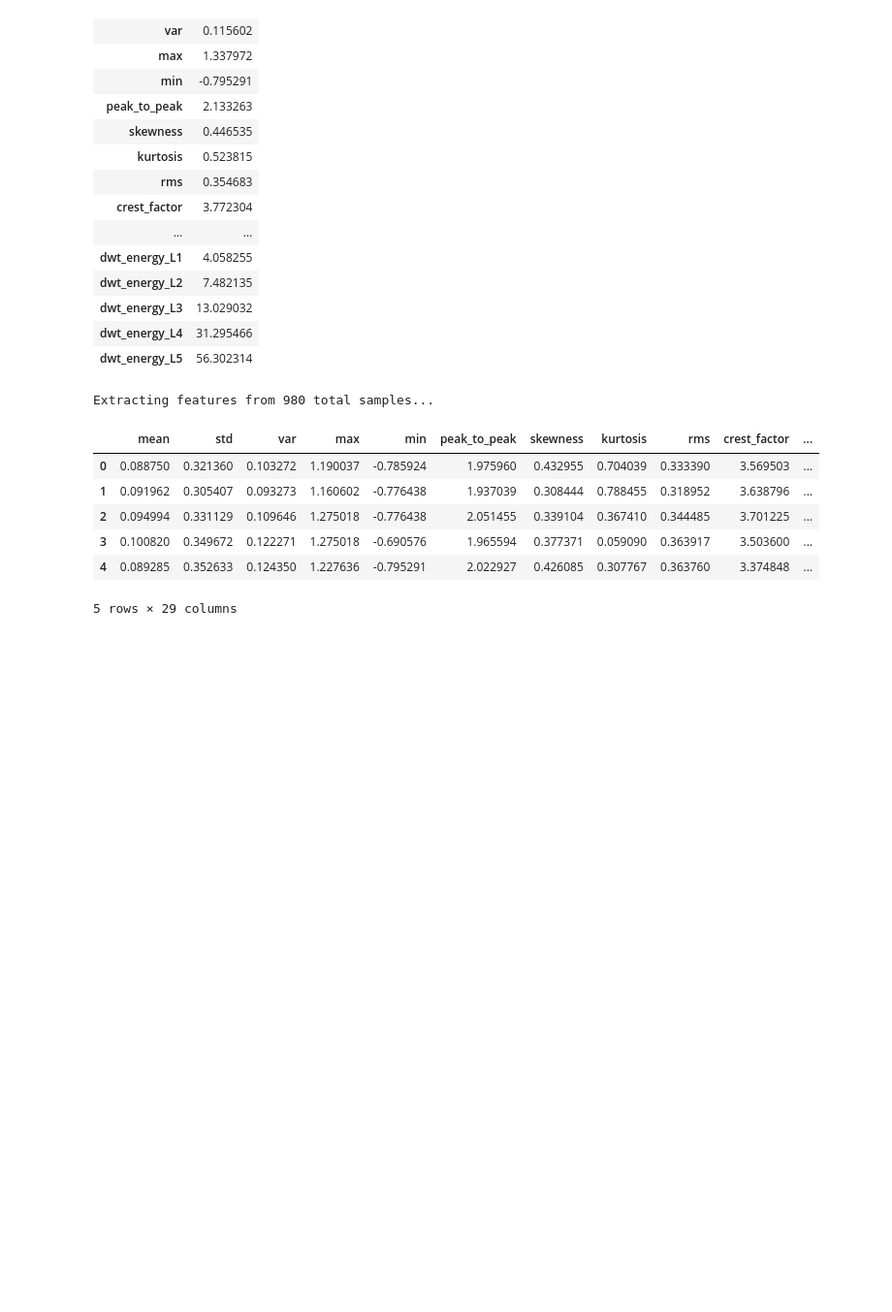
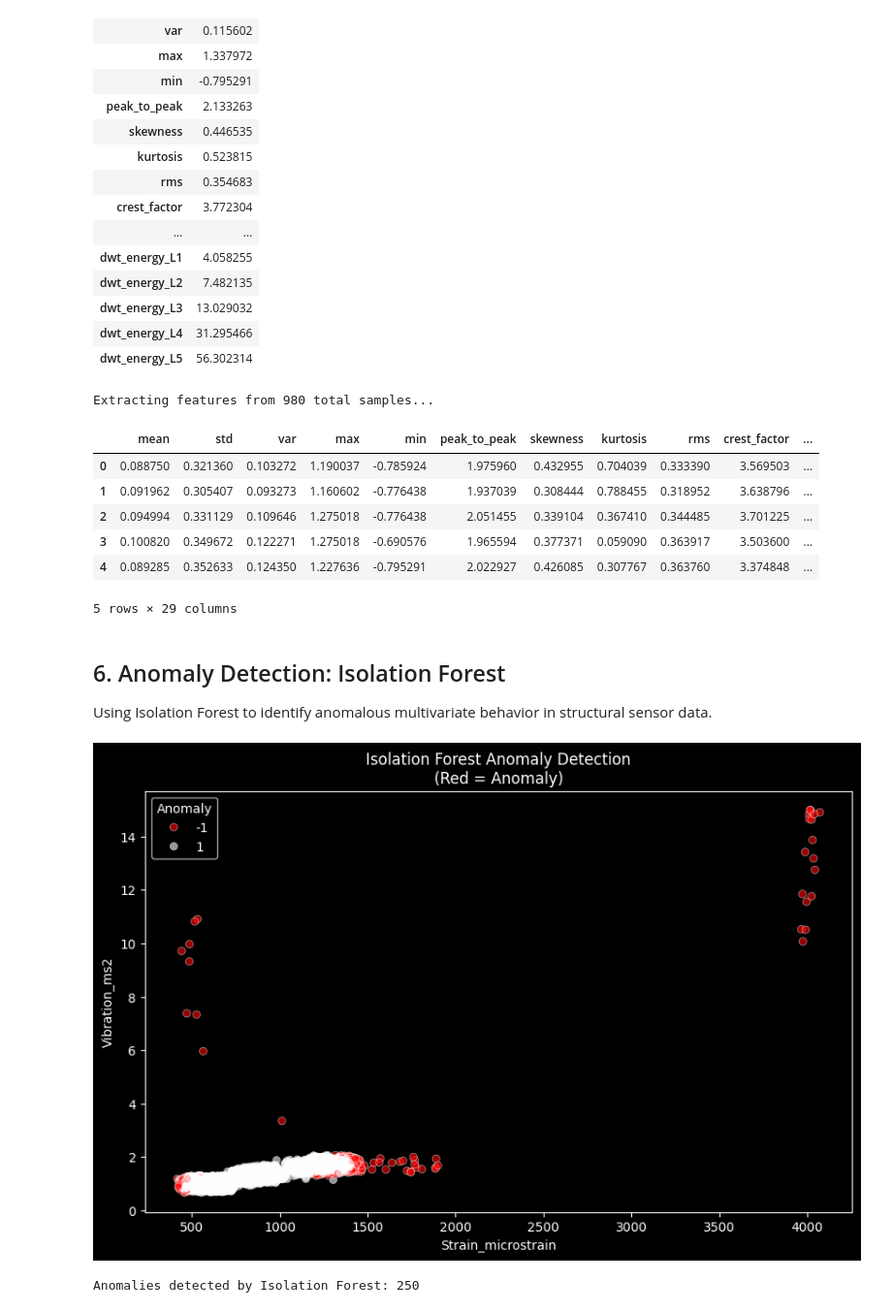
Before and after one commit to aezyus/gallifrey, a Jupyter notebook: ml/data/Analysis.ipynb, the cells around one changed output. Shown at 97% size. Saved outputs shown, nothing was run; the diff lists cells and outputs as text; code cells hidden in the pictures; blank space fills up the shorter version.

Commit message:
feat: training done for the model

```diff
--- a/ml/data/Analysis.ipynb
+++ b/ml/data/Analysis.ipynb
@@ -544,3 +545,35 @@ Extracting features from 980 total samples...
 | 3 | 0.100820 | 0.349672 | 0.122271 | 1.275018 | -0.690576 | 1.965594 | 0.377371 | 0.059090 | 0.363917 | 3.503600 | ... |
 | 4 | 0.089285 | 0.352633 | 0.124350 | 1.227636 | -0.795291 | 2.022927 | 0.426085 | 0.307767 | 0.363760 | 3.374848 | ... |
 5 rows × 29 columns
+# %% [markdown]
+## 6. Anomaly Detection: Isolation Forest
+
+Using Isolation Forest to identify anomalous multivariate behavior in structural sensor data.
+# %%
+from sklearn.ensemble import IsolationForest
+from sklearn.preprocessing import StandardScaler
+import matplotlib.pyplot as plt
+import seaborn as sns
+import numpy as np
+
+try:
+    if 'Strain_microstrain' in dt.columns:
+        # Use a sub-sample to speed up demo if large
+        df_iso = dt[['Strain_microstrain', 'Deflection_mm', 'Vibration_ms2']].dropna().sample(n=5000, random_state=42)
+        scaler = StandardScaler()
+        X_scaled = scaler.fit_transform(df_iso)
+
+        iso_forest = IsolationForest(contamination=0.05, random_state=42)
+        preds = iso_forest.fit_predict(X_scaled)
+        df_iso['Anomaly'] = preds
+
+        plt.figure(figsize=(10, 6))
+        sns.scatterplot(x='Strain_microstrain', y='Vibration_ms2', hue='Anomaly', palette={1: 'white', -1: 'red'}, data=df_iso, alpha=0.6)
+        plt.title('Isolation Forest Anomaly Detection\n(Red = Anomaly)')
+        plt.show()
+        print("Anomalies detected by Isolation Forest:", (preds == -1).sum())
+except Exception as e:
+    print('Could not train Isolation Forest:', e)
+# %% [output]
+[figure, added]
+Anomalies detected by Isolation Forest: 250
```
Also changed, not shown: parts of 5 cells of this notebook, 5 other files.
